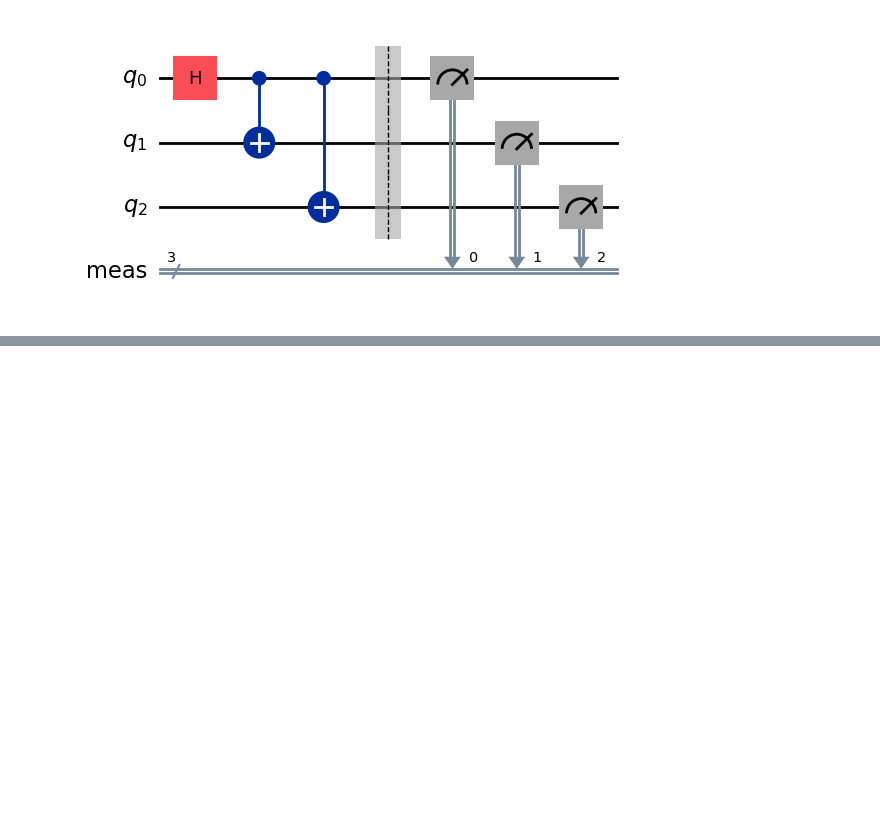
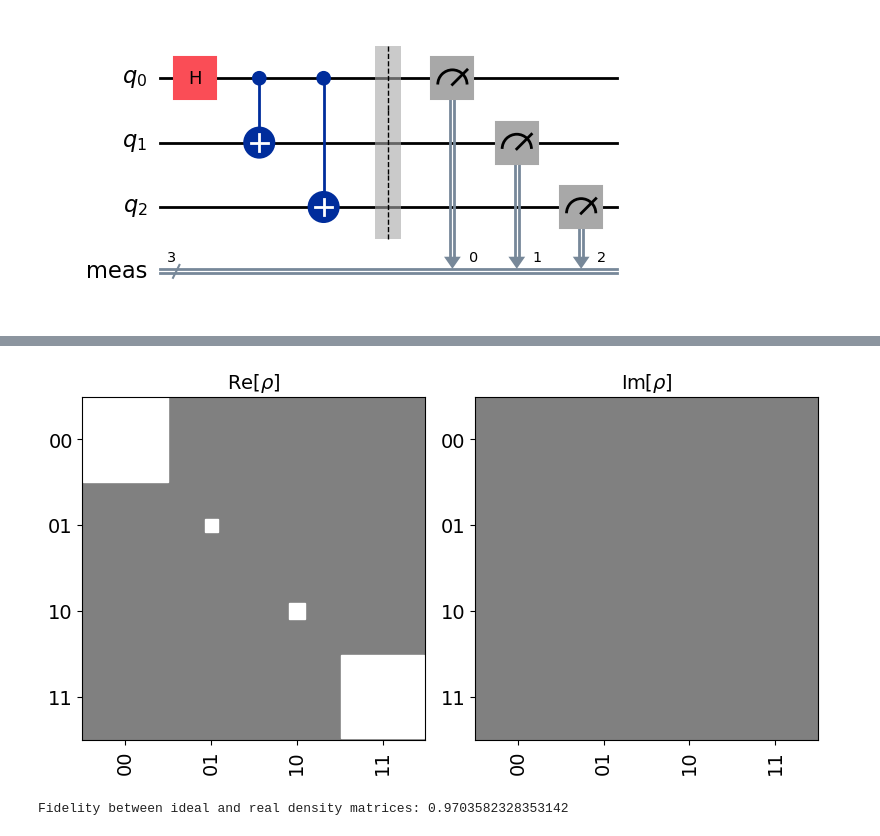
Before and after one commit to MagePro310/Quantum_Simulation_Scheduling_ver1, a Jupyter notebook: fake_provider.ipynb, the cells around one changed output, grey strips where cells are left out. Cells and saved outputs as stored; diff of their text form; code cells hidden in the pictures; blank space fills up the shorter version.

```diff
--- a/fake_provider.ipynb
+++ b/fake_provider.ipynb
@@ -136,0 +166,55 @@ clifford_qc = pm.run(qc)
+# %%
+import numpy as np
+from qiskit.quantum_info import DensityMatrix
+
+# Kết quả đếm của hai hệ thống
+counts_ideal = {'00': 507, '11': 487, '10': 18, '01': 12}
+counts_real = {'00': 503, '11': 521}
+
+# Tổng số lần đo cho mỗi hệ thống
+total_counts_ideal = sum(counts_ideal.values())
+total_counts_real = sum(counts_real.values())
+
+# Tính toán xác suất cho mỗi trạng thái
+probabilities_ideal = {key: value / total_counts_ideal for key, value in counts_ideal.items()}
+probabilities_real = {key: value / total_counts_real for key, value in counts_real.items()}
+
+# Khởi tạo ma trận mật độ cho hệ lý tưởng (rho_ideal)
+rho_matrix_ideal = np.zeros((4, 4), dtype=complex)
+basis_states = ['00', '01', '10', '11']
+
+# Xây dựng ma trận mật độ từ xác suất cho hệ lý tưởng
+for state, prob in probabilities_ideal.items():
+    state_idx = basis_states.index(state)
+    rho_matrix_ideal[state_idx, state_idx] = prob
+
+# Tạo đối tượng DensityMatrix từ ma trận mật độ lý tưởng
+rho_ideal = DensityMatrix(rho_matrix_ideal)
+
+# Khởi tạo ma trận mật độ cho hệ thực tế (rho_real)
+rho_matrix_real = np.zeros((4, 4), dtype=complex)
+
+# Xây dựng ma trận mật độ từ xác suất cho hệ thực tế
+for state, prob in probabilities_real.items():
+    state_idx = basis_states.index(state)
+    rho_matrix_real[state_idx, state_idx] = prob
+
+# Tạo đối tượng DensityMatrix từ ma trận mật độ thực tế
+rho_real = DensityMatrix(rho_matrix_real)
+
+# In ra ma trận mật độ lý tưởng và thực tế
+# rho_real.draw(output='hinton')
+rho_ideal.draw(output='hinton')
+# %% [output]
+[figure, added]
+# %%
+from qiskit.quantum_info import DensityMatrix, state_fidelity
+import numpy as np
+
+
+# Tính toán Fidelity giữa ma trận mật độ ideal và real
+fidelity_value = state_fidelity(rho_ideal, rho_real)
+
+print("Fidelity between ideal and real density matrices:", fidelity_value)
+# %% [output]
+Fidelity between ideal and real density matrices: 0.9703582328353142
```
Also changed, not shown: parts of 8 cells of this notebook, 14 other files.
